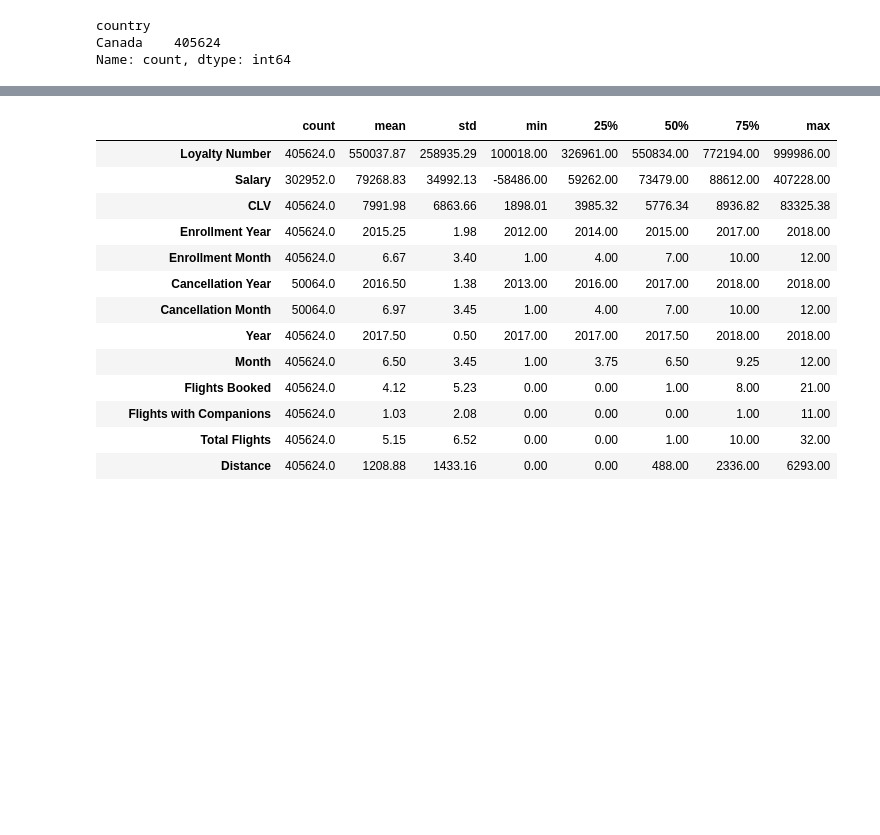
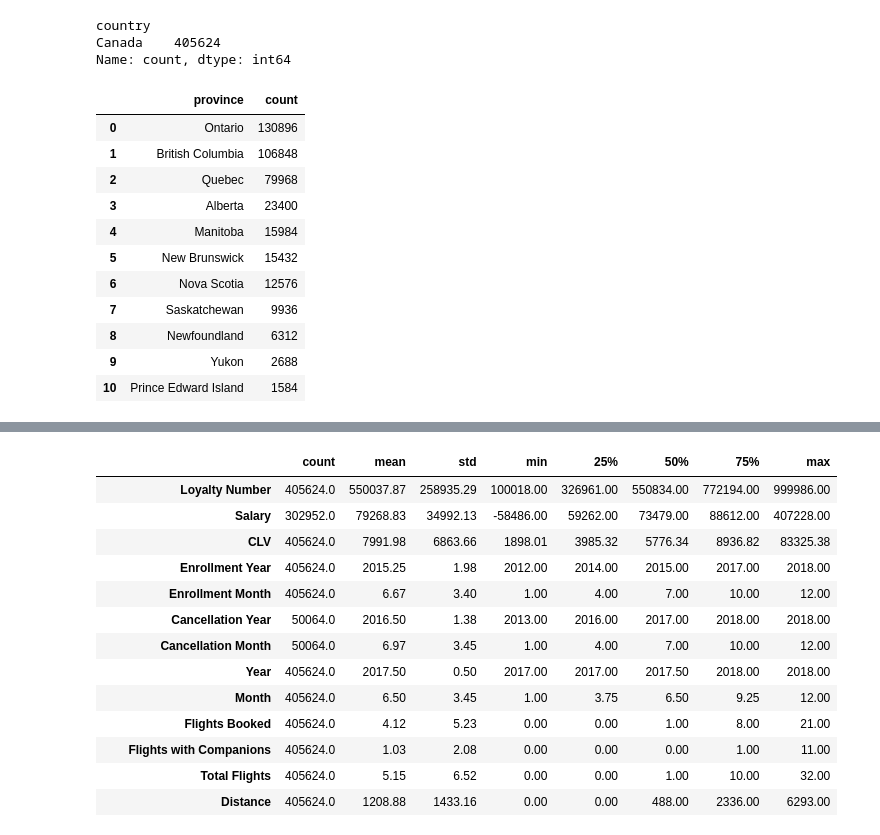
Before and after one commit to Adalab/bda-modulo-3-evaluacion-final-mariagmzm, a Jupyter notebook: Eval_Mod03_MariaGomez.ipynb, the cells around one changed output, grey strips where cells are left out. Drawn from its saved outputs; the diff is of its cells as text; code cells hidden in the pictures; blank space fills up the shorter version.

```diff
--- a/Eval_Mod03_MariaGomez.ipynb
+++ b/Eval_Mod03_MariaGomez.ipynb
@@ -239,3 +239,18 @@ df['country'].value_counts() #vemos que el único páis que aparece es Canadá
 country
 Canada    405624
 Name: count, dtype: int64
+# %%
+df['province'].value_counts().reset_index()
+# %% [output]
+|  | province | count |
+| 0 | Ontario | 130896 |
+| 1 | British Columbia | 106848 |
+| 2 | Quebec | 79968 |
+| 3 | Alberta | 23400 |
+| 4 | Manitoba | 15984 |
+| 5 | New Brunswick | 15432 |
+| 6 | Nova Scotia | 12576 |
+| 7 | Saskatchewan | 9936 |
+| 8 | Newfoundland | 6312 |
+| 9 | Yukon | 2688 |
+| 10 | Prince Edward Island | 1584 |
```
Also changed, not shown: parts of 4 cells of this notebook, 1 other file.
